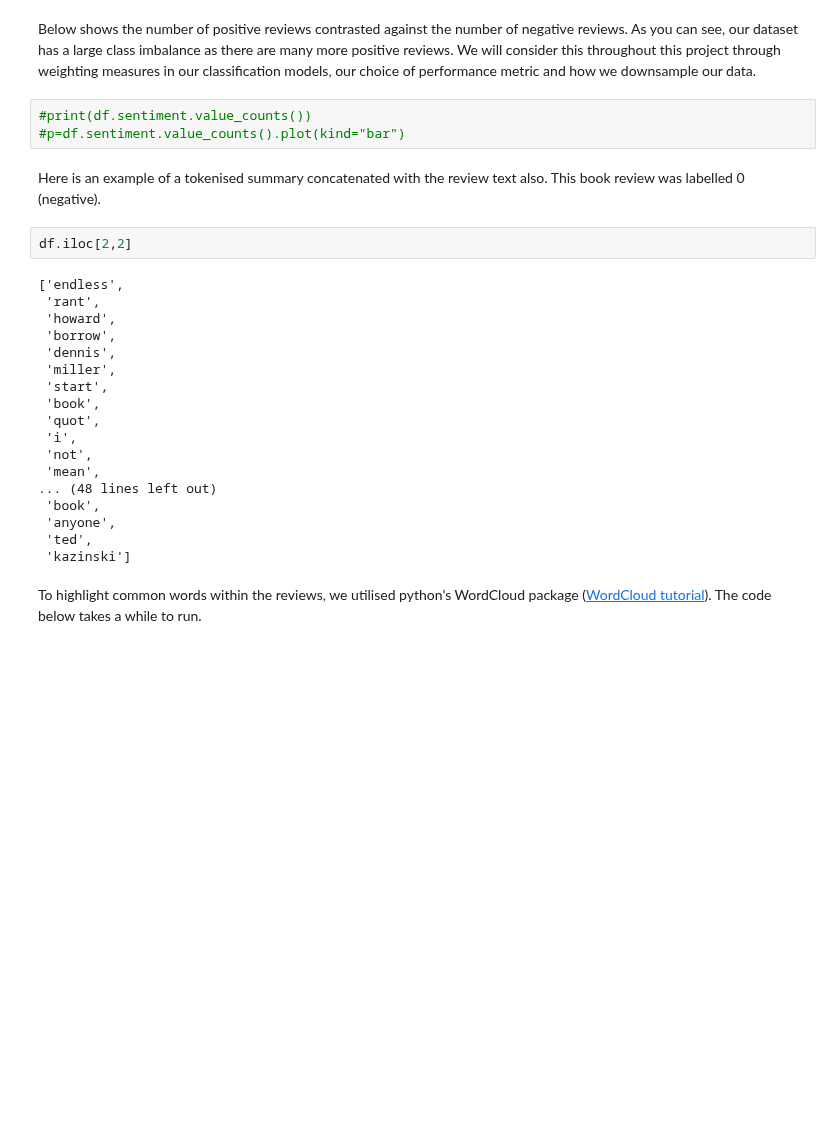
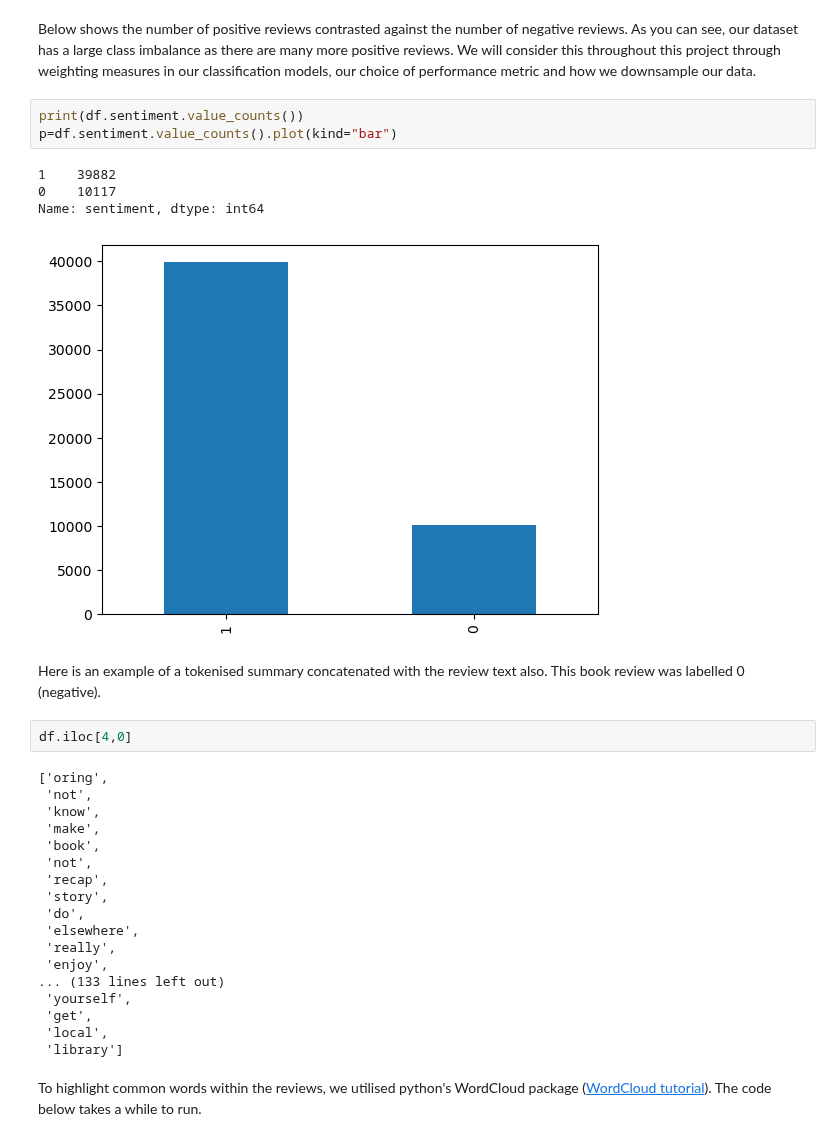
Before and after one commit to XinnGuan/DST_Assessment2, a Jupyter notebook: report/01-Introduction.ipynb, the cells around one changed output. Saved outputs shown, nothing was run; the diff lists cells and outputs as text; blank space fills up the shorter version.

```diff
--- a/report/01-Introduction.ipynb
+++ b/report/01-Introduction.ipynb
@@ -133,30 +131,35 @@ dtype: int64
 # %% [markdown]
 Below shows the number of positive reviews contrasted against the number of negative reviews. As you can see, our dataset has a large class imbalance as there are many more positive reviews. We will consider this throughout this project through weighting measures in our classification models, our choice of performance metric and how we downsample our data.
 # %%
-#print(df.sentiment.value_counts())
-#p=df.sentiment.value_counts().plot(kind="bar")
+print(df.sentiment.value_counts())
+p=df.sentiment.value_counts().plot(kind="bar")
+# %% [output]
+1    39882
+0    10117
+Name: sentiment, dtype: int64
+[figure, added]
 # %% [markdown]
 Here is an example of a tokenised summary concatenated with the review text also. This book review was labelled 0 (negative).
 # %%
-df.iloc[2,2]
+df.iloc[4,0]
 # %% [output]
-['endless',
- 'rant',
- 'howard',
- 'borrow',
- 'dennis',
- 'miller',
- 'start',
+['oring',
+ 'not',
+ 'know',
+ 'make',
  'book',
- 'quot',
- 'i',
  'not',
- 'mean',
-... (48 lines left out)
- 'book',
- 'anyone',
- 'ted',
- 'kazinski']
+ 'recap',
+ 'story',
+ 'do',
+ 'elsewhere',
+ 'really',
+ 'enjoy',
+... (133 lines left out)
+ 'yourself',
+ 'get',
+ 'local',
+ 'library']
 # %% [markdown]
 To highlight common words within the reviews, we utilised python's WordCloud package ([WordCloud tutorial](https://www.analyticsvidhya.com/blog/2021/05/how-to-build-word-cloud-in-python/)). The code below takes a while to run.
 # %%
```
Also changed, not shown: parts of 10 cells of this notebook.
